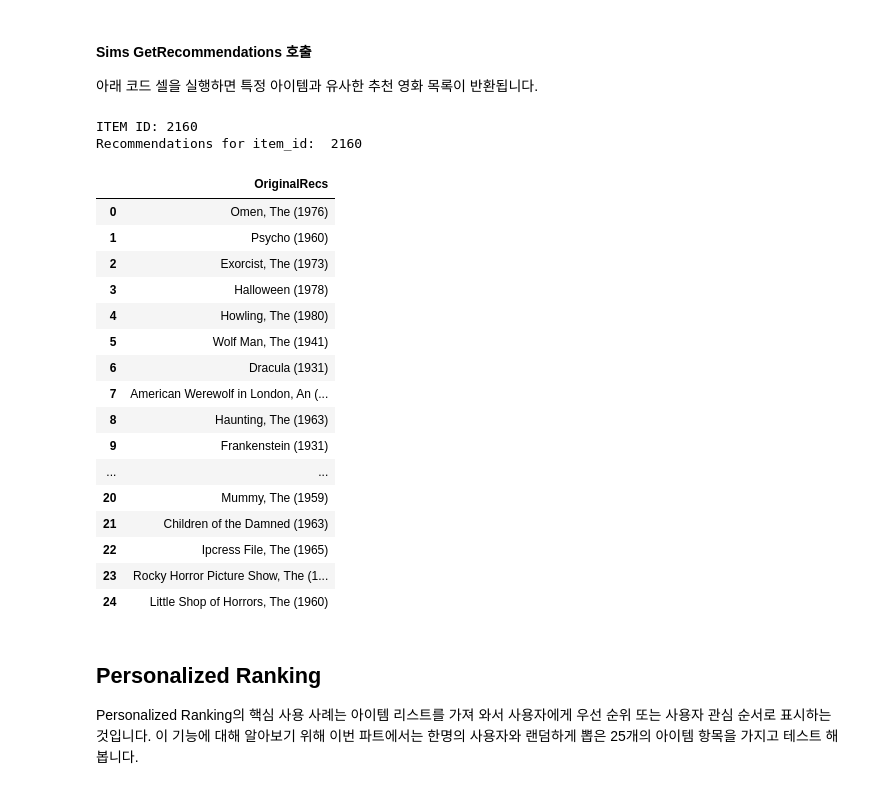
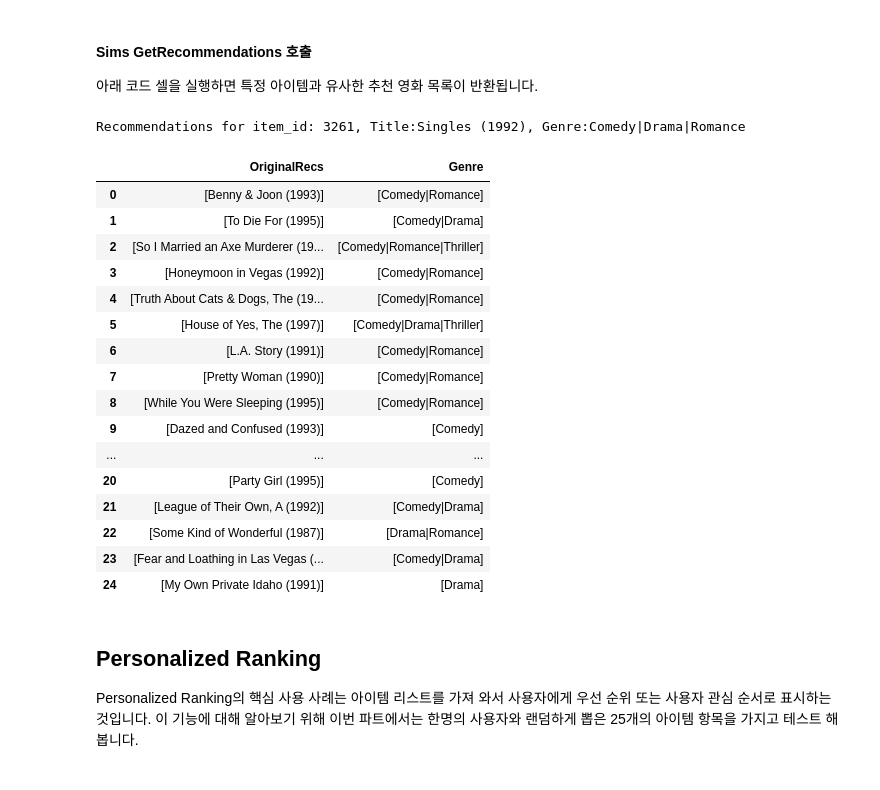
Before and after one commit to gonsoomoon-ml/personalize, a Jupyter notebook: movielens_getting_started/4.2.getRec_Campaigns.ipynb, the cells around one changed output. Drawn from its saved outputs; the diff is of its cells as text; code cells hidden in the pictures.

```diff
--- a/movielens_getting_started/4.2.getRec_Campaigns.ipynb
+++ b/movielens_getting_started/4.2.getRec_Campaigns.ipynb
@@ -53,6 +53,14 @@ def get_movie_title(movie_id):
     movie_id = int(movie_id)
     movie_title=items[items['ITEM_ID']==movie_id]['TITLE']
     return (movie_title.tolist())
+
+def get_movie_genre(movie_id):
+    """
+    Takes in an ID, returns a genre
+    """
+    movie_id = int(movie_id)
+    movie_genre=items[items['ITEM_ID']==movie_id]['GENRE']
+    return (movie_genre.tolist())
 # %% [markdown]
 #### HRNN GetRecommendations 호출
 
@@ -60,5 +83,5 @@ def get_movie_title(movie_id):
 # %%
-df=pd.read_csv(interaction_filename)
+df=pd.read_csv(warm_train_interaction_filename)
 
 # Getting a random user:
 user_id, item_id, _,_,_ = df.sample().values[0]
@@ -74,12 +97,7 @@ pd.set_option('display.max_rows', 30)
 print("Recommendations for user: ", user_id)
 
 item_list = get_recommendations_response['itemList']
-recommendation_title_list = []
-recommendation_id_list=[]
-for item in item_list:
-    title = get_movie_title(item['itemId'])
-    recommendation_title_list.append(title)
-    recommendation_id_list.append(item['itemId'])
-recommendations_df = pd.DataFrame(recommendation_title_list, columns = ['OriginalRecs'])
+
+recommendations_df = rec_item_list(item_list)
 recommendations_df
 # %% [output]
@@ -106,49 +124,47 @@ Recommendations for user:  5047
 #### Sims GetRecommendations 호출
 아래 코드 셀을 실행하면 특정 아이템과 유사한 추천 영화 목록이 반환됩니다.
 # %%
-# Getting a random user:
-user_id, item_id, _,_,_ = df.sample().values[0]
-print("ITEM ID: {}".format(item_id))
+# Getting a random item_id:
+_, item_id, _,_,_ = df.sample().values[0]
+title = get_movie_title(item_id)
+genre = get_movie_genre(item_id)
+
+print("Recommendations for item_id: {}, Title:{}, Genre:{}".format(item_id,title[0], genre[0]))
+
+# print("Movie title: {}, Genre:{} ".format(title[0], genre[0]))
 
 
 get_recommendations_response = personalize_runtime.get_recommendations(
     campaignArn = sims_campaign_arn,
     itemId = str(item_id),
 )
 # Update DF rendering
 pd.set_option('display.max_rows', 30)
 
-print("Recommendations for item_id: ", item_id)
+
 
 item_list = get_recommendations_response['itemList']
-recommendation_title_list = []
-recommendation_id_list=[]
-for item in item_list:
-    title = get_movie_title(item['itemId'])
-    recommendation_title_list.append(title)
-    recommendation_id_list.append(item['itemId'])
-recommendations_df = pd.DataFrame(recommendation_title_list, columns = ['OriginalRecs'])
+recommendations_df = rec_item_list(item_list)
 recommendations_df
 # %% [output]
-ITEM ID: 2160
-Recommendations for item_id:  2160
+Recommendations for item_id: 3261, Title:Singles (1992), Genre:Comedy|Drama|Romance
-|  | OriginalRecs |
-| 0 | Omen, The (1976) |
-| 1 | Psycho (1960) |
-| 2 | Exorcist, The (1973) |
-| 3 | Halloween (1978) |
-| 4 | Howling, The (1980) |
-| 5 | Wolf Man, The (1941) |
-| 6 | Dracula (1931) |
-| 7 | American Werewolf in London, An (... |
-| 8 | Haunting, The (1963) |
-| 9 | Frankenstein (1931) |
-| ... | ... |
-| 20 | Mummy, The (1959) |
-| 21 | Children of the Damned (1963) |
-| 22 | Ipcress File, The (1965) |
-| 23 | Rocky Horror Picture Show, The (1... |
-| 24 | Little Shop of Horrors, The (1960) |
+|  | OriginalRecs | Genre |
+| 0 | [Benny & Joon (1993)] | [Comedy|Romance] |
+| 1 | [To Die For (1995)] | [Comedy|Drama] |
+| 2 | [So I Married an Axe Murderer (19... | [Comedy|Romance|Thriller] |
+| 3 | [Honeymoon in Vegas (1992)] | [Comedy|Romance] |
+| 4 | [Truth About Cats & Dogs, The (19... | [Comedy|Romance] |
+| 5 | [House of Yes, The (1997)] | [Comedy|Drama|Thriller] |
+| 6 | [L.A. Story (1991)] | [Comedy|Romance] |
+| 7 | [Pretty Woman (1990)] | [Comedy|Romance] |
+| 8 | [While You Were Sleeping (1995)] | [Comedy|Romance] |
+| 9 | [Dazed and Confused (1993)] | [Comedy] |
+| ... | ... | ... |
+| 20 | [Party Girl (1995)] | [Comedy] |
+| 21 | [League of Their Own, A (1992)] | [Comedy|Drama] |
+| 22 | [Some Kind of Wonderful (1987)] | [Drama|Romance] |
+| 23 | [Fear and Loathing in Las Vegas (... | [Comedy|Drama] |
+| 24 | [My Own Private Idaho (1991)] | [Drama] |
 # %% [markdown]
 
 ## Personalized Ranking
```
Also changed, not shown: parts of 6 cells of this notebook, 3 other files.
